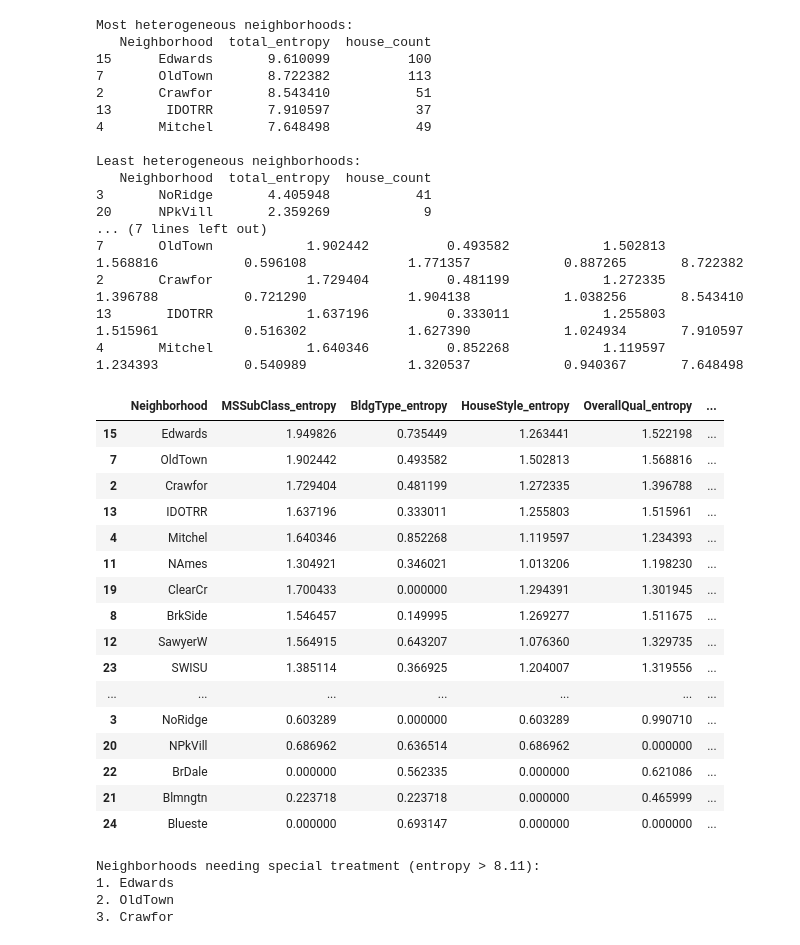
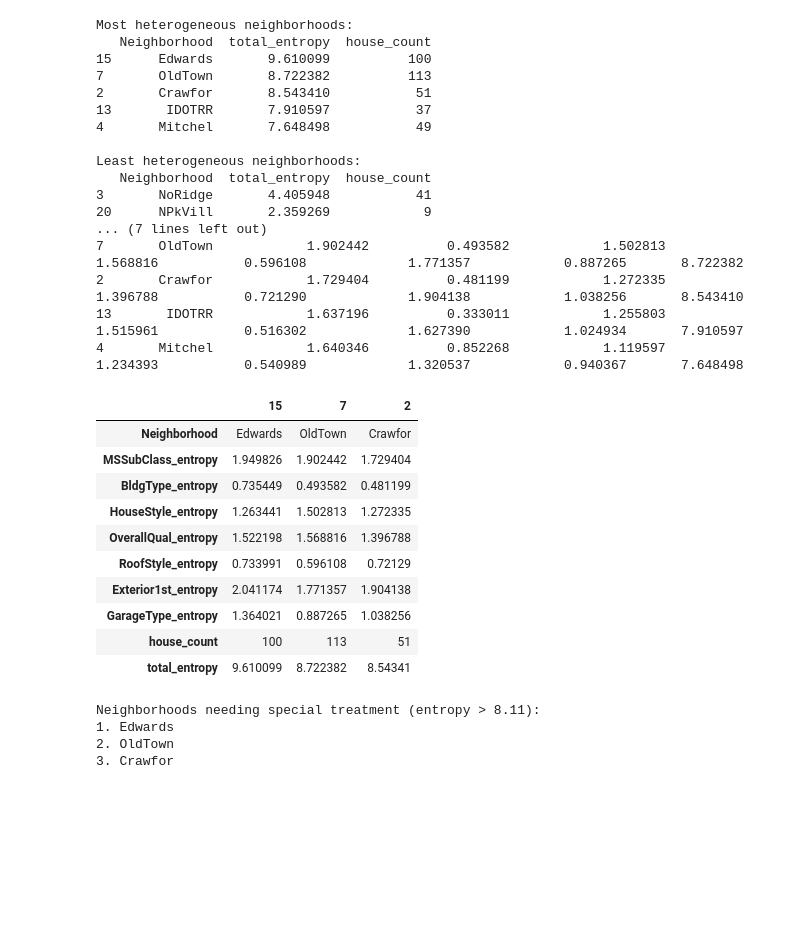
Before and after one commit to Drolfothesgnir/house_prices, a Jupyter notebook: nb_homogeneity.ipynb, the cells around one changed output. Cells and saved outputs as stored; diff of their text form; code cells hidden in the pictures; blank space fills up the shorter version.

```diff
--- a/nb_homogeneity.ipynb
+++ b/nb_homogeneity.ipynb
@@ -118,50 +118,44 @@ def identify_special_treatment_neighborhoods(entropy_df, entropy_threshold=None)
 # %%
 # features = [
 #     "MSSubClass",
 #      "BldgType",
 #      "HouseStyle",
 #      "OverallQual",
 #      "RoofStyle",
 #      "Exterior1st",
 #      "GarageType"
 # ]
 entropy_df = analyze_heterogeneity(train_df)
-entropy_df
+entropy_df.head(3).transpose()
 # %% [output]
 Most heterogeneous neighborhoods:
    Neighborhood  total_entropy  house_count
 15      Edwards       9.610099          100
 7       OldTown       8.722382          113
 2       Crawfor       8.543410           51
 13       IDOTRR       7.910597           37
 4       Mitchel       7.648498           49
 
 Least heterogeneous neighborhoods:
    Neighborhood  total_entropy  house_count
 3       NoRidge       4.405948           41
 20      NPkVill       2.359269            9
 ... (7 lines left out)
 7       OldTown            1.902442          0.493582            1.502813             1.568816           0.596108             1.771357            0.887265       8.722382
 2       Crawfor            1.729404          0.481199            1.272335             1.396788           0.721290             1.904138            1.038256       8.543410
 13       IDOTRR            1.637196          0.333011            1.255803             1.515961           0.516302             1.627390            1.024934       7.910597
 4       Mitchel            1.640346          0.852268            1.119597             1.234393           0.540989             1.320537            0.940367       7.648498
-|  | Neighborhood | MSSubClass_entropy | BldgType_entropy | HouseStyle_entropy | OverallQual_entropy | ... |
-| 15 | Edwards | 1.949826 | 0.735449 | 1.263441 | 1.522198 | ... |
-| 7 | OldTown | 1.902442 | 0.493582 | 1.502813 | 1.568816 | ... |
-| 2 | Crawfor | 1.729404 | 0.481199 | 1.272335 | 1.396788 | ... |
-| 13 | IDOTRR | 1.637196 | 0.333011 | 1.255803 | 1.515961 | ... |
-| 4 | Mitchel | 1.640346 | 0.852268 | 1.119597 | 1.234393 | ... |
-| 11 | NAmes | 1.304921 | 0.346021 | 1.013206 | 1.198230 | ... |
-| 19 | ClearCr | 1.700433 | 0.000000 | 1.294391 | 1.301945 | ... |
-| 8 | BrkSide | 1.546457 | 0.149995 | 1.269277 | 1.511675 | ... |
-| 12 | SawyerW | 1.564915 | 0.643207 | 1.076360 | 1.329735 | ... |
-| 23 | SWISU | 1.385114 | 0.366925 | 1.204007 | 1.319556 | ... |
-| ... | ... | ... | ... | ... | ... | ... |
-| 3 | NoRidge | 0.603289 | 0.000000 | 0.603289 | 0.990710 | ... |
-| 20 | NPkVill | 0.686962 | 0.636514 | 0.686962 | 0.000000 | ... |
-| 22 | BrDale | 0.000000 | 0.562335 | 0.000000 | 0.621086 | ... |
-| 21 | Blmngtn | 0.223718 | 0.223718 | 0.000000 | 0.465999 | ... |
-| 24 | Blueste | 0.000000 | 0.693147 | 0.000000 | 0.000000 | ... |
+|  | 15 | 7 | 2 |
+| Neighborhood | Edwards | OldTown | Crawfor |
+| MSSubClass_entropy | 1.949826 | 1.902442 | 1.729404 |
+| BldgType_entropy | 0.735449 | 0.493582 | 0.481199 |
+| HouseStyle_entropy | 1.263441 | 1.502813 | 1.272335 |
+| OverallQual_entropy | 1.522198 | 1.568816 | 1.396788 |
+| RoofStyle_entropy | 0.733991 | 0.596108 | 0.72129 |
+| Exterior1st_entropy | 2.041174 | 1.771357 | 1.904138 |
+| GarageType_entropy | 1.364021 | 0.887265 | 1.038256 |
+| house_count | 100 | 113 | 51 |
+| total_entropy | 9.610099 | 8.722382 | 8.54341 |
 # %%
 identify_special_treatment_neighborhoods(entropy_df)
 # %% [output]
```
Also changed, not shown: 30 other files.
